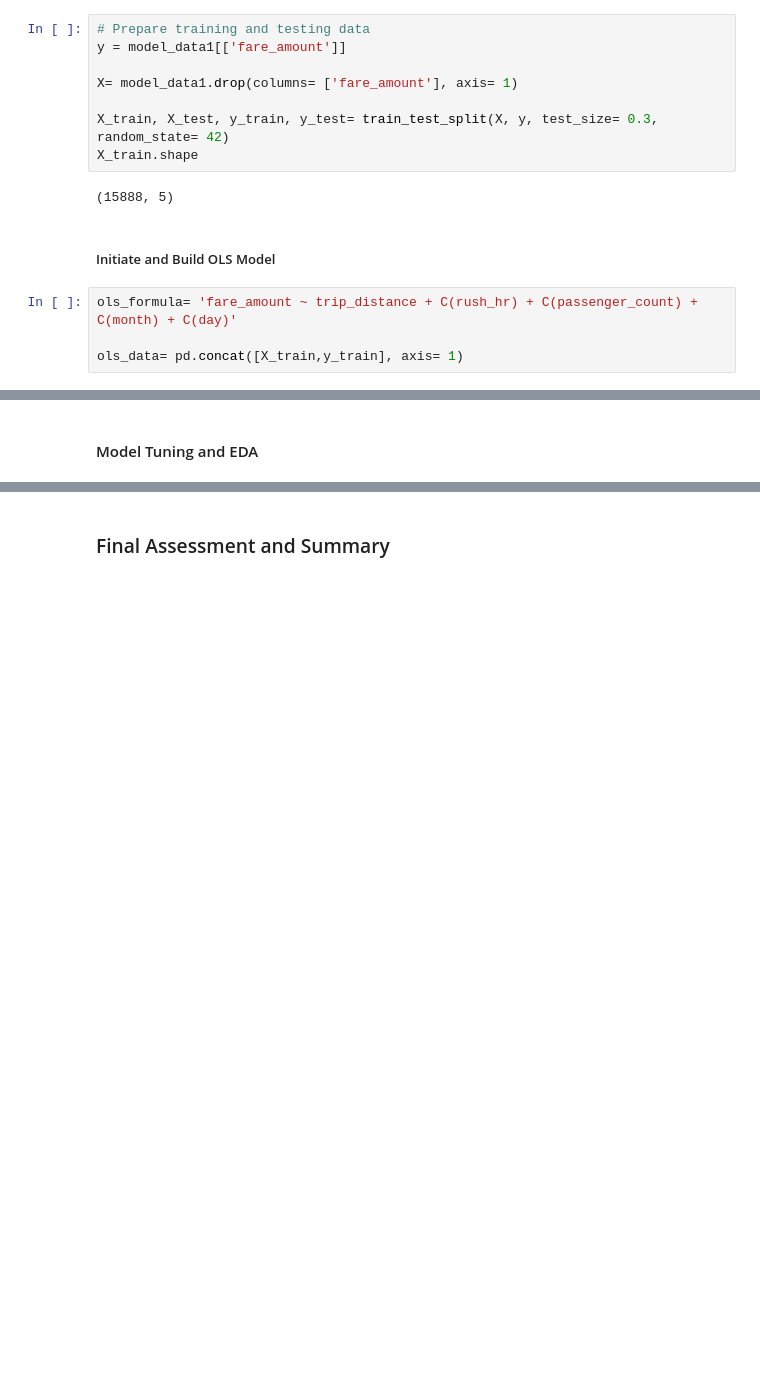
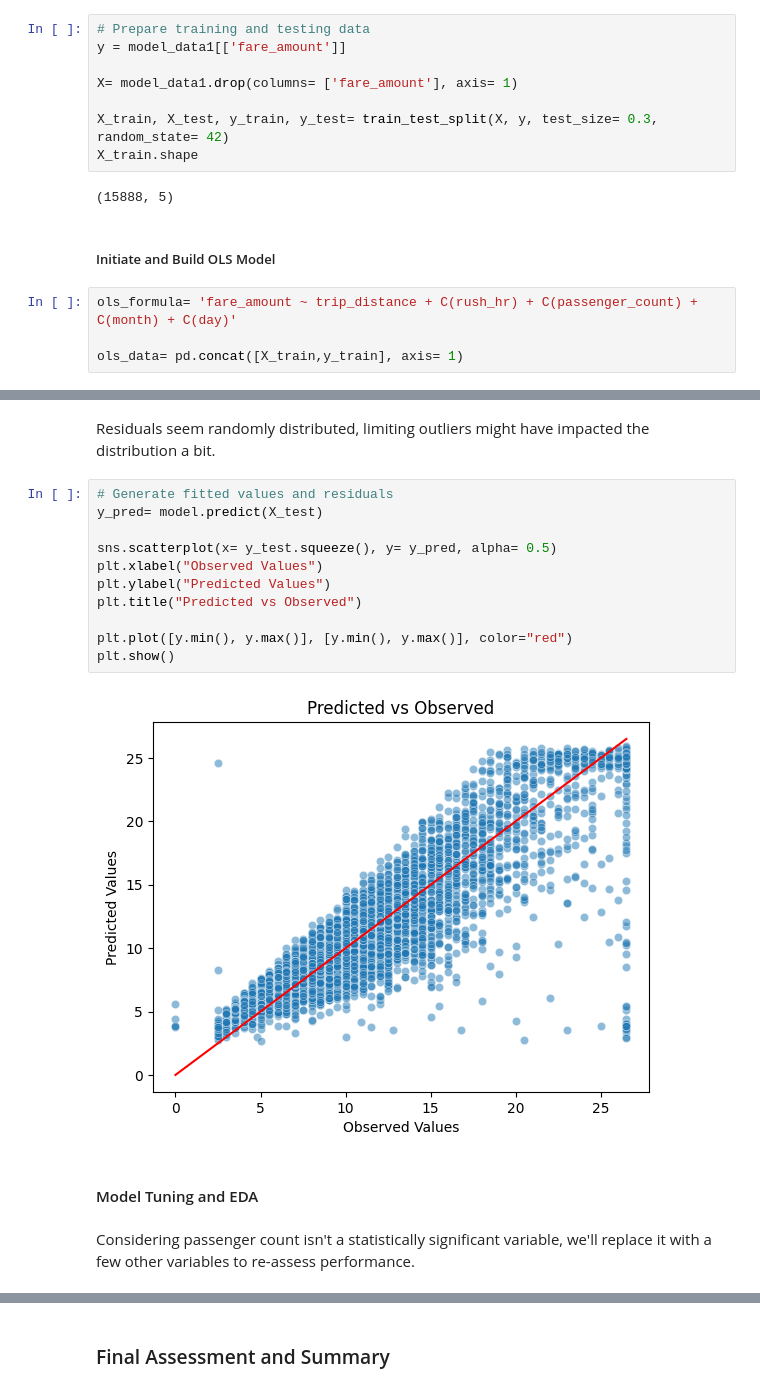
Before and after one commit to traha-89/Portafoglio, a Jupyter notebook: NYC Taxi Fare Prediction/NYC_MLRprediction.ipynb, the cells around one changed output, grey strips where cells are left out. Cells and saved outputs as stored; diff of their text form; blank space fills up the shorter version.

```diff
--- a/NYC Taxi Fare Prediction/NYC_MLRprediction.ipynb
+++ b/NYC Taxi Fare Prediction/NYC_MLRprediction.ipynb
@@ -903,2 +930,19 @@ Observations:
+# %% [markdown]
+Residuals seem randomly distributed, limiting outliers might have impacted the distribution a bit.
+# %%
+# Generate fitted values and residuals
+y_pred= model.predict(X_test)
+
+sns.scatterplot(x= y_test.squeeze(), y= y_pred, alpha= 0.5)
+plt.xlabel("Observed Values")
+plt.ylabel("Predicted Values")
+plt.title("Predicted vs Observed")
+
+plt.plot([y.min(), y.max()], [y.min(), y.max()], color="red")
+plt.show()
+# %% [output]
+[figure, added]
 # %% [markdown]
 #### Model Tuning and EDA
+# %% [markdown]
+Considering passenger count isn't a statistically significant variable, we'll replace it with a few other variables to re-assess performance.
```
Also changed, not shown: parts of 22 cells of this notebook.
